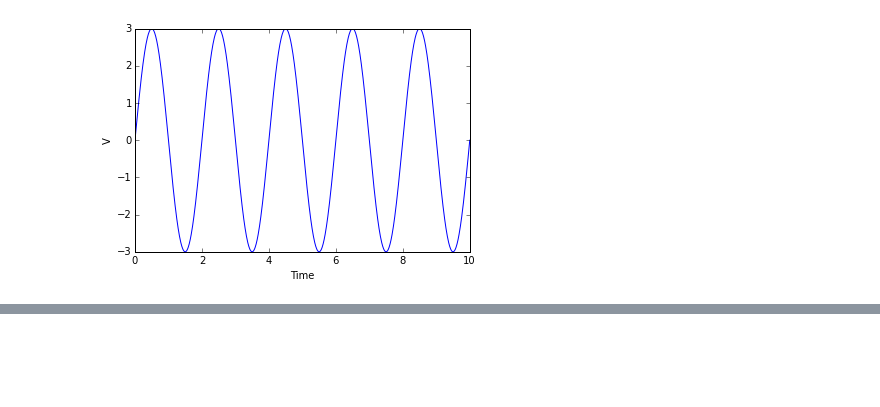
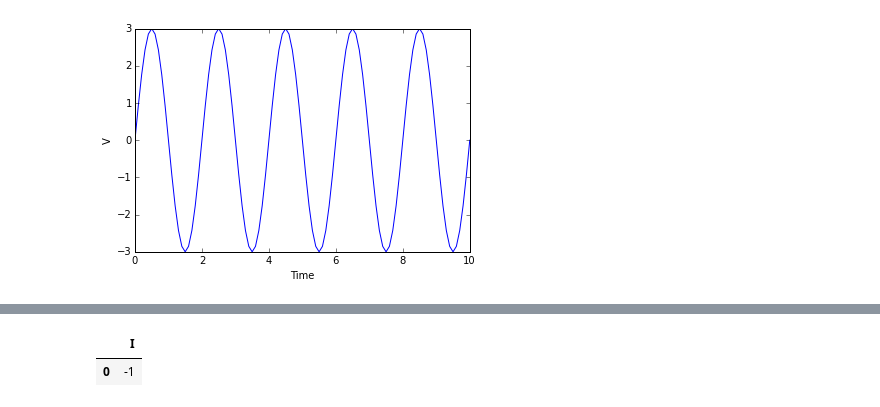
Before and after one commit to HRClab/SimInterface, a Jupyter notebook: introductionToSystems.ipynb, the cells around one changed output, grey strips where cells are left out. Saved outputs shown, nothing was run; the diff lists cells and outputs as text; code cells hidden in the pictures; blank space fills up the shorter version.

```diff
--- a/introductionToSystems.ipynb
+++ b/introductionToSystems.ipynb
@@ -110,0 +152,5 @@ RLEquation.graph
+# %%
+I.data
+# %% [output]
+|  | I |
+| 0 | -1 |
```
Also changed, not shown: parts of 17 cells of this notebook, 1 other file.
